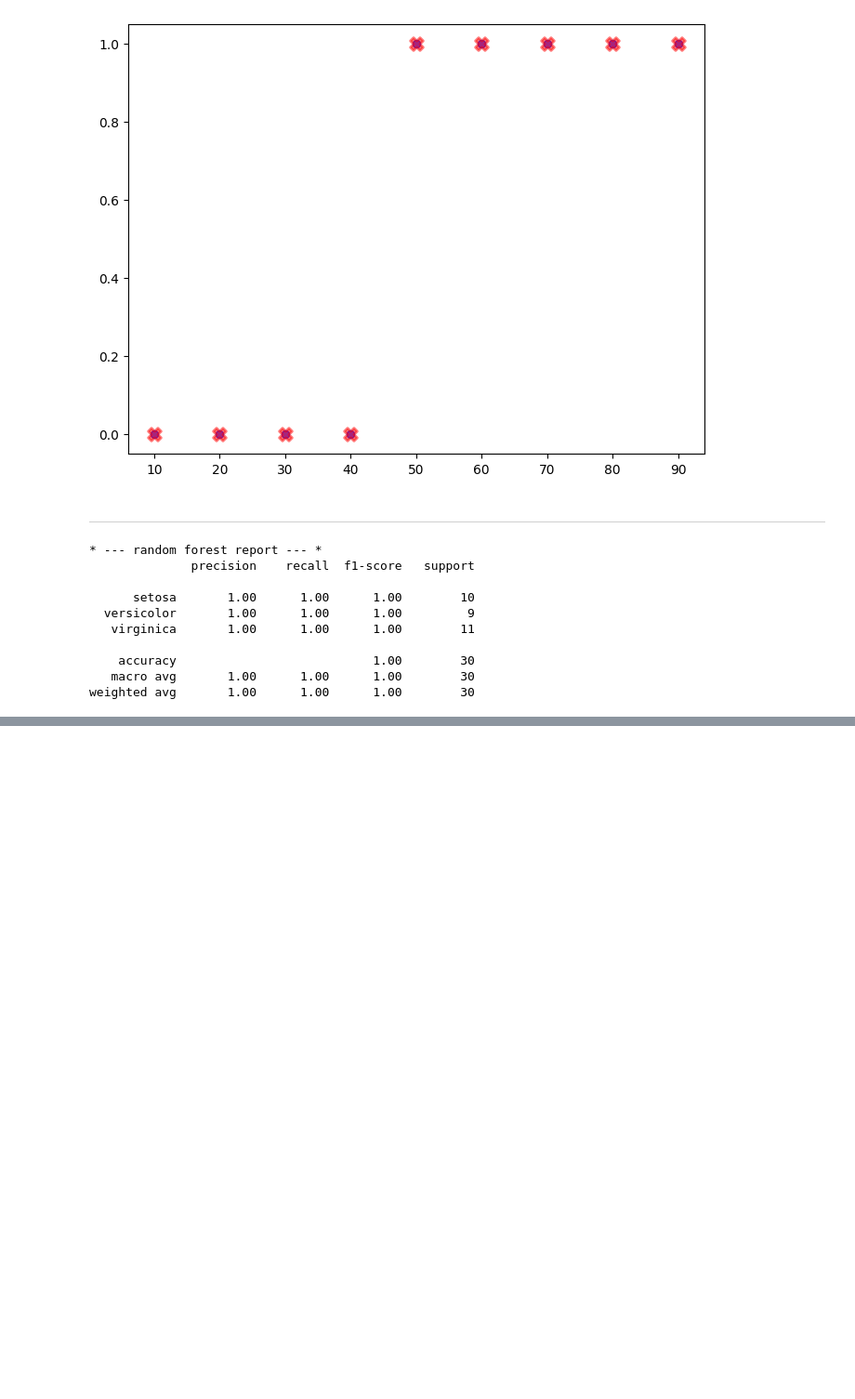
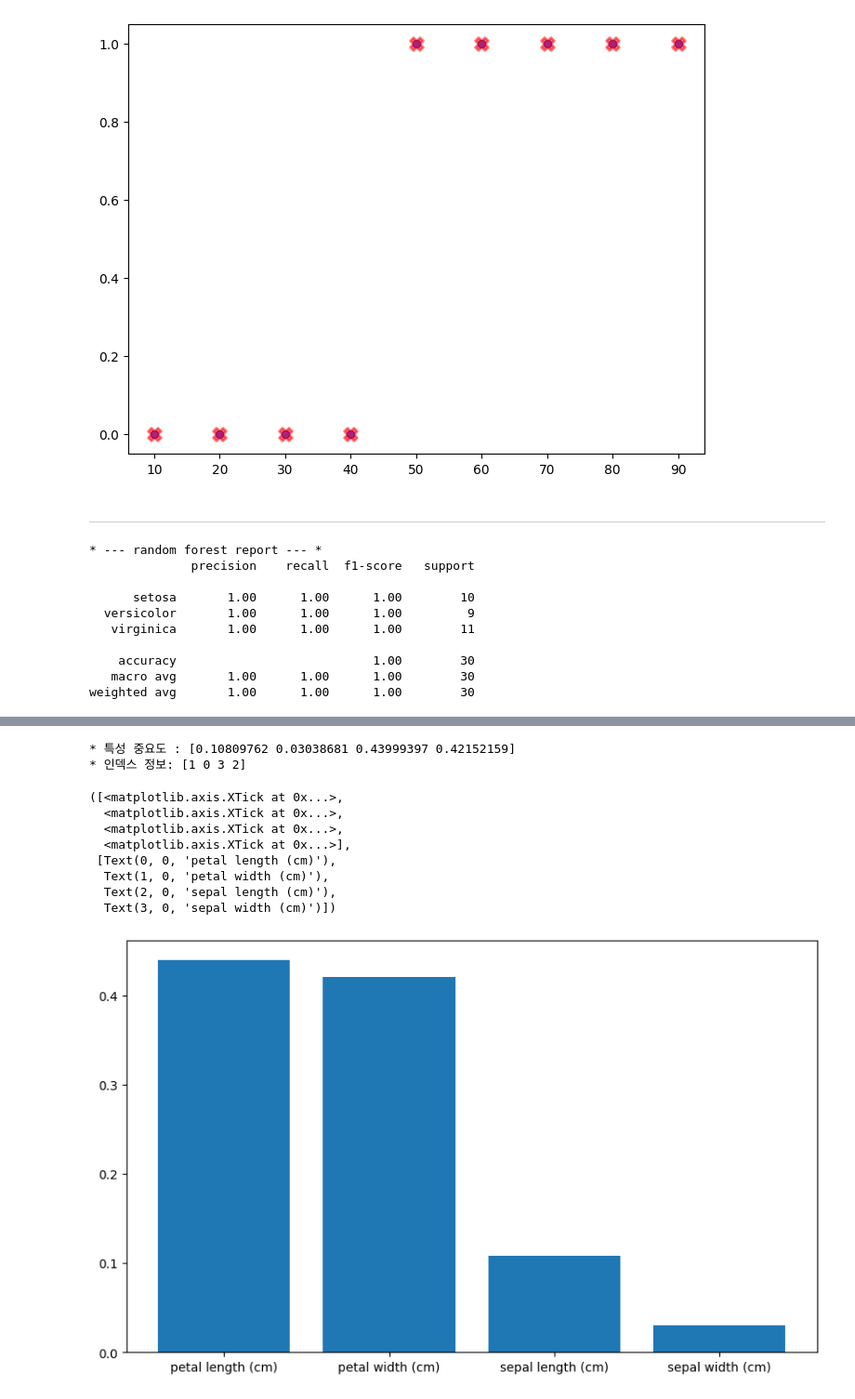
Before and after one commit to sjlimiei25/AI-Prediction, a Jupyter notebook: 7_RandomForest_Classifier.ipynb, the cells around one changed output, grey strips where cells are left out. Shown: that part at 93% size. Cells and saved outputs as stored; diff of their text form; code cells hidden in the pictures; blank space fills up the shorter version.

```diff
--- a/7_RandomForest_Classifier.ipynb
+++ b/7_RandomForest_Classifier.ipynb
@@ -80,0 +114,33 @@ weighted avg       1.00      1.00      1.00        30
+# %%
+# 특성 중요도 : 모델이 학습하면서 얼마나 자주, 얼마나 중요한 역할로 특성을 사용했는지 계산하여 수치화.
+#               숫자가 클수록 더 중요한 역할을 했다는 의미
+importances = model.feature_importances_
+print(f'* 특성 중요도 : {importances}')
+
+# * numpy.argsort() : 배열을 정렬했을 때, 각 값이 원래 배열에서 어느 위치에 있었는 지 알려주는 함수. 기본: 오름차순
+indices = np.argsort(importances)
+print(f'* 인덱스 정보: {indices}')
+# => [1 0 3 2]
+# 내림차순
+# => [2 3 0 1]
+indices = indices[::-1]
+
+# 시각화
+plt.figure(figsize=(10, 6))
+plt.bar(range(len(importances)),
+        importances[indices])
+
+plt.xticks(range(len(importances)),
+           np.array(iris.feature_names)[indices])
+# %% [output]
+* 특성 중요도 : [0.10809762 0.03038681 0.43999397 0.42152159]
+* 인덱스 정보: [1 0 3 2]
+([<matplotlib.axis.XTick at 0x...>,
+  <matplotlib.axis.XTick at 0x...>,
+  <matplotlib.axis.XTick at 0x...>,
+  <matplotlib.axis.XTick at 0x...>],
+ [Text(0, 0, 'petal length (cm)'),
+  Text(1, 0, 'petal width (cm)'),
+  Text(2, 0, 'sepal length (cm)'),
+  Text(3, 0, 'sepal width (cm)')])
+[figure, added]
```
Also changed, not shown: parts of 2 cells of this notebook.
